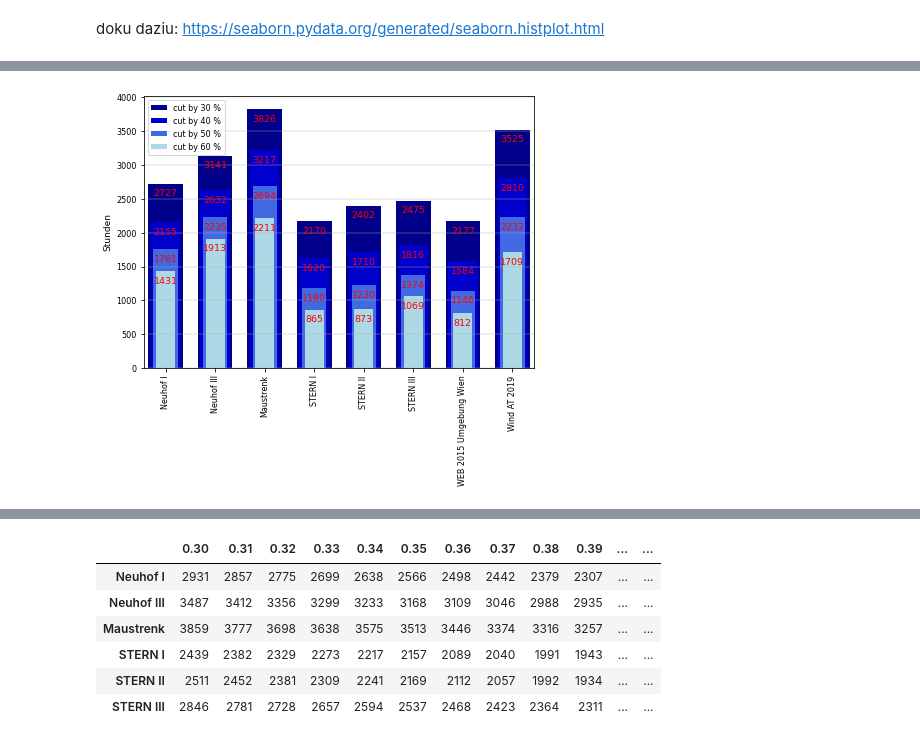
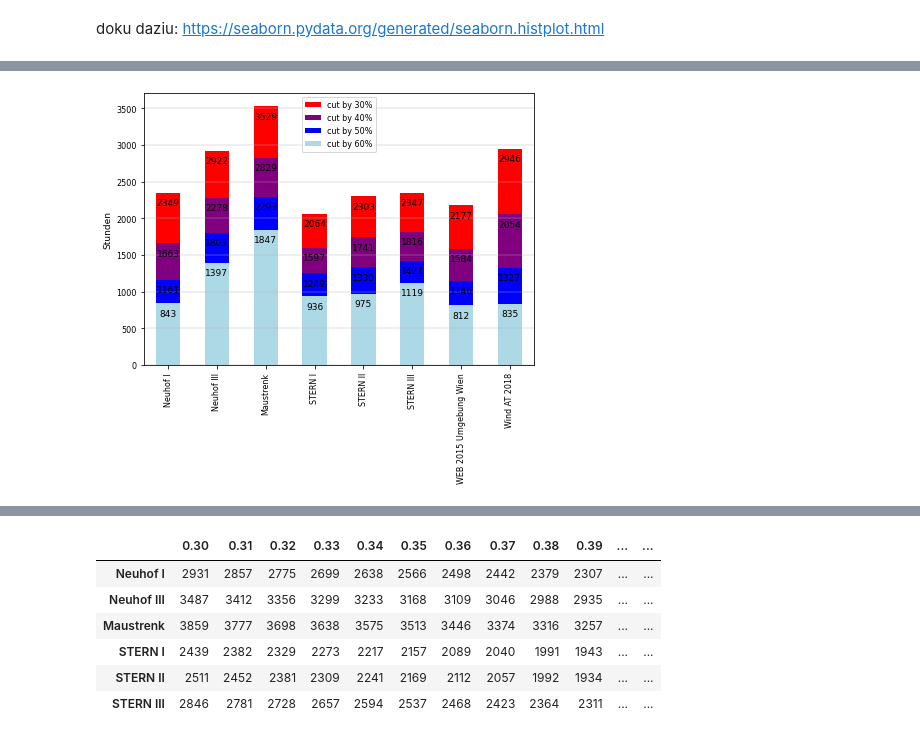
Before and after one commit to simonschaluppe/FLUCCOplus, a Jupyter notebook: notebooks/3.1.5c_Netzdienlichkeitssignal-Analyse.ipynb, the cells around one changed output, grey strips where cells are left out. Drawn from its saved outputs; the diff is of its cells as text; code cells hidden in the pictures.

```diff
--- a/notebooks/3.1.5c_Netzdienlichkeitssignal-Analyse.ipynb
+++ b/notebooks/3.1.5c_Netzdienlichkeitssignal-Analyse.ipynb
@@ -444,19 +353,0 @@ df
-# %%
-x = np.arange(21)
-
-width = 0.20
-#desc[["Zeitraum mit Signal [h]","Nicht-Signal-Zeitraum [h]"]]
-bar1 = plt.bar(x, df.where(df>0.3).count(), width, color="red", label="cut by 30%")
-bar2 = plt.bar(x+0.2, df.where(df>0.4).count(), width, color="purple", label="cut by 40%")
-bar3 = plt.bar(x+0.4, df.where(df>0.5).count(), width, color="blue", label="cut by 50%")
-bar4 = plt.bar(x+0.6, df.where(df>0.6).count(), width, color="lightblue", label="cut by 60%")
-for rect in bar1 + bar2 + bar3 + bar4:
-    height = rect.get_height()
-    plt.text(rect.get_x() + rect.get_width() / 2.0, height, f'{height:.0f}', ha='center', va='bottom', fontsize=7.5, color='black')
-
-plt.grid(axis="y", linewidth=0.4)
-plt.xticks(x, df_sign.columns)
-plt.ylabel('Stunden')
-plt.xticks(rotation=90)
-plt.legend()
-plt.savefig("../data/Plots/freigabestunden_gruppiert_2.png", dpi=300, bbox_inches="tight")
@@ -544,10 +442,12 @@ https://seaborn.pydata.org/generated/seaborn.histplot.html
 df = normalize(df)
 peexcel_path = config.DATA_PROCESSED / Path("peexcel_normalized.csv")
 df.to_csv(peexcel_path)
+# %%
+year = 2018
 # %%
 p = config.DATA_PROCESSED / Path("WEB_normalized.csv")
 df_web = pd.read_csv(p, delimiter=";", parse_dates=True, index_col=0, decimal=".", encoding="cp850")
-df_EA = df_web[df_web.index.year == 2019]
+df_EA = df_web[df_web.index.year == year]
 df_EA
 # %% [output]
 |  | Neuhof I | Neuhof III | Maustrenk | STERN I | STERN II | STERN III |
@@ -569,6 +469,6 @@ df_EA
 #dates = np.arange("2020-01-01", "2021-01-01 00:00", dtype="datetime64[h]")
 df_pee = pd.read_csv(peexcel_path, index_col=0)
 df_pee.index = dates
-df_EA = pd.concat([df_EA, df_pee[["WEB 2015 Umgebung Wien", "Wind AT 2019"]]], axis=1)
+df_EA = pd.concat([df_EA, df_pee[["WEB 2015 Umgebung Wien", f"Wind AT {year}"]]], axis=1)
 df_EA
 # %% [output]
@@ -624,28 +524,33 @@ df_EA > 0.5
 # %%
 cutoffs = [0.3, 0.4, 0.5, 0.6]
 anzahl_EA = pd.DataFrame()
 fig, ax = plt.subplots(1, figsize=(7,5))
 #for i, x in enumerate(cutoffs):
 sig_30 = df_EA.where(df_EA > 0.3)
 sig_40 = df_EA.where(df_EA > 0.4)
 sig_50 = df_EA.where(df_EA > 0.5)
 sig_60 = df_EA.where(df_EA > 0.6)
 width = 0.7
-sig_30.count().plot(kind="bar", ax=ax, width = width, color='darkblue', label='cut by 30 %')
-sig_40.count().plot(kind="bar", ax=ax, width = width*0.85, color='mediumblue', label='cut by 40 %')
-sig_50.count().plot(kind="bar", ax=ax, width = width*0.7, color='royalblue', label='cut by 50 %')
-sig_60.count().plot(kind="bar", ax=ax, width = width*0.55, color='lightblue', label='cut by 60 %')
+#sig_30.count().plot(kind="bar", ax=ax, width = width, color='darkblue', label='cut by 30 %')
+#sig_40.count().plot(kind="bar", ax=ax, width = width*0.85, color='mediumblue', label='cut by 40 %')
+#sig_50.count().plot(kind="bar", ax=ax, width = width*0.7, color='royalblue', label='cut by 50 %')
+#sig_60.count().plot(kind="bar", ax=ax, width = width*0.55, color='lightblue', label='cut by 60 %')
+
+sig_30.count().plot(kind="bar", ax=ax, color="red", ylabel="Stunden", label="cut by 30%")
+sig_40.count().plot( kind="bar", ax=ax, color="purple", label="cut by 40%")
+sig_50.count().plot(kind="bar", ax=ax, color="blue", label="cut by 50%")
+sig_60.count().plot(kind="bar", ax=ax, color="lightblue", label="cut by 60%")
 ax.grid(axis='y', linewidth="0.4")
 anzahl_EA_30 = sig_30.count()
 for p in ax.patches:
-      ax.annotate("{:.0f}" .format(p.get_height()), (p.get_x() + p.get_width() / 2., p.get_height()), ha='center', va='center', fontsize=9.5, color='r', xytext=(0, -10), textcoords='offset points')
+      ax.annotate("{:.0f}" .format(p.get_height()), (p.get_x() + p.get_width() / 2., p.get_height()), ha='center', va='center', fontsize=9, color='black', xytext=(0, -10), textcoords='offset points')
 ax.set_ylabel("Stunden")
 
 plt.legend()
 plt.show()
-fig.savefig("../data/Plots/freigabestunden_overlapped_web_2019.png", dpi=300, bbox_inches="tight")
+fig.savefig(f"../data/Plots/freigabestunden_overlapped_web_{year}.png", dpi=300, bbox_inches="tight")
 # %% [output]
-[figure, old version]
+[figure, new version]
 # %%
 
 df_sign_EA = pd.DataFrame()
```
Also changed, not shown: parts of 43 cells of this notebook, 3 other files.
